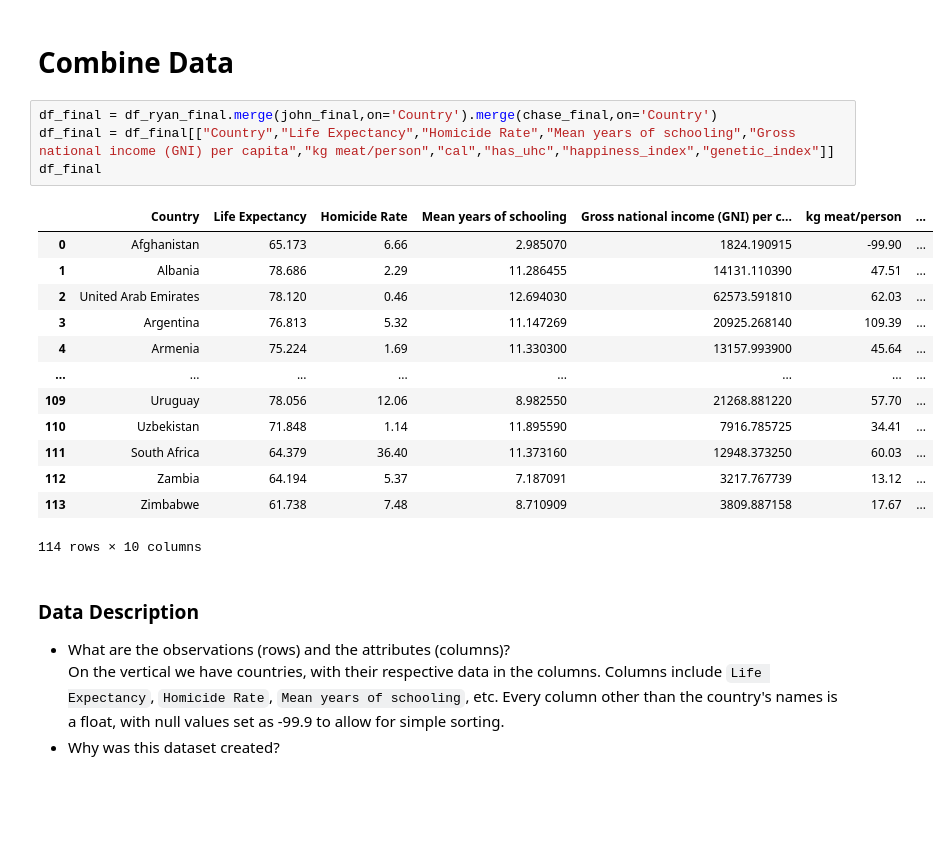
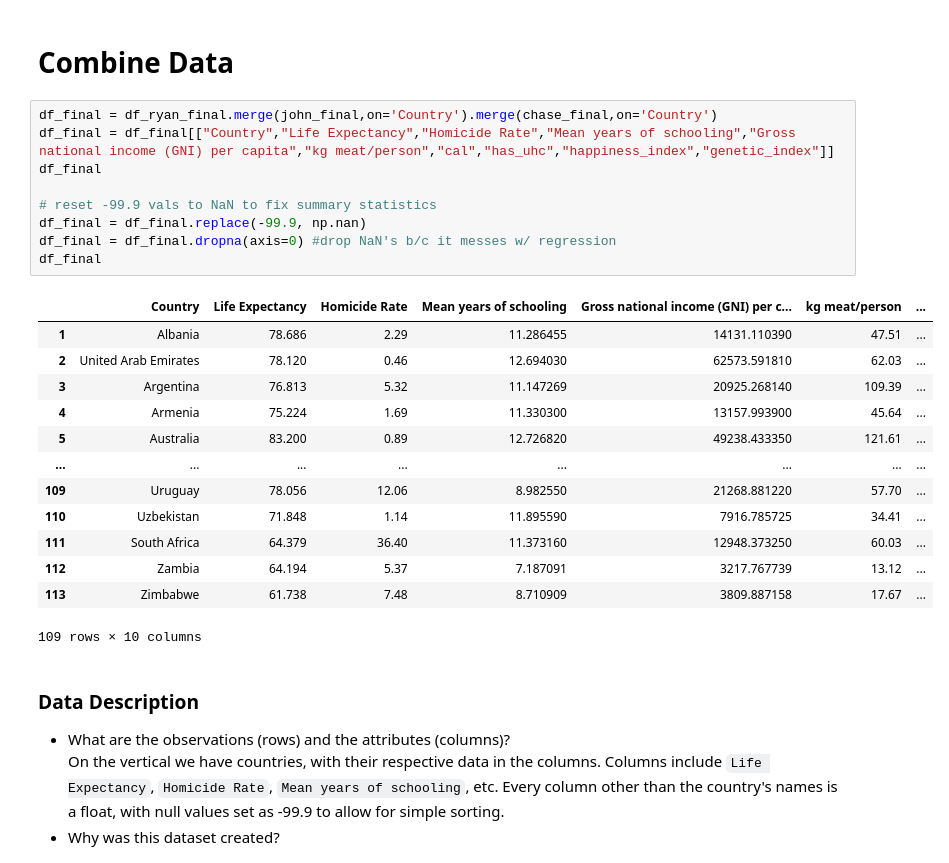
Before and after one commit to ryanbordo/Life-Expectancies-Analysis, a Jupyter notebook: p2.ipynb, the cells around one changed output. Cells and saved outputs as stored; diff of their text form; blank space fills up the shorter version.

```diff
--- a/p2.ipynb
+++ b/p2.ipynb
@@ -593,21 +593,26 @@ Returning data to local variable chase_final
 # %%
 df_final = df_ryan_final.merge(john_final,on='Country').merge(chase_final,on='Country')
 df_final = df_final[["Country","Life Expectancy","Homicide Rate","Mean years of schooling","Gross national income (GNI) per capita","kg meat/person","cal","has_uhc","happiness_index","genetic_index"]]
 df_final
+
+# reset -99.9 vals to NaN to fix summary statistics
+df_final = df_final.replace(-99.9, np.nan)
+df_final = df_final.dropna(axis=0) #drop NaN's b/c it messes w/ regression
+df_final
 # %% [output]
 |  | Country | Life Expectancy | Homicide Rate | Mean years of schooling | Gross national income (GNI) per c... | kg meat/person | ... |
-| 0 | Afghanistan | 65.173 | 6.66 | 2.985070 | 1824.190915 | -99.90 | ... |
 | 1 | Albania | 78.686 | 2.29 | 11.286455 | 14131.110390 | 47.51 | ... |
 | 2 | United Arab Emirates | 78.120 | 0.46 | 12.694030 | 62573.591810 | 62.03 | ... |
 | 3 | Argentina | 76.813 | 5.32 | 11.147269 | 20925.268140 | 109.39 | ... |
 | 4 | Armenia | 75.224 | 1.69 | 11.330300 | 13157.993900 | 45.64 | ... |
+| 5 | Australia | 83.200 | 0.89 | 12.726820 | 49238.433350 | 121.61 | ... |
 | ... | ... | ... | ... | ... | ... | ... | ... |
 | 109 | Uruguay | 78.056 | 12.06 | 8.982550 | 21268.881220 | 57.70 | ... |
 | 110 | Uzbekistan | 71.848 | 1.14 | 11.895590 | 7916.785725 | 34.41 | ... |
 | 111 | South Africa | 64.379 | 36.40 | 11.373160 | 12948.373250 | 60.03 | ... |
 | 112 | Zambia | 64.194 | 5.37 | 7.187091 | 3217.767739 | 13.12 | ... |
 | 113 | Zimbabwe | 61.738 | 7.48 | 8.710909 | 3809.887158 | 17.67 | ... |
-114 rows × 10 columns
+109 rows × 10 columns
 # %% [markdown]
 ### Data Description
 - What are the observations (rows) and the attributes (columns)? <br>
```
Also changed, not shown: parts of 10 cells of this notebook, 1 other file.
